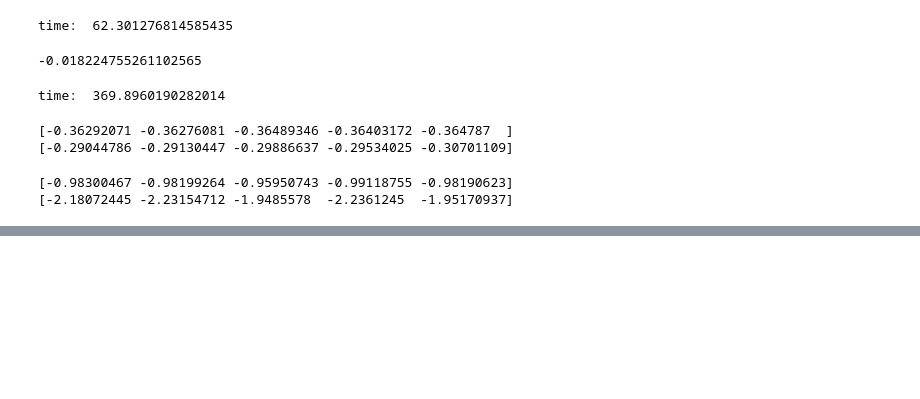
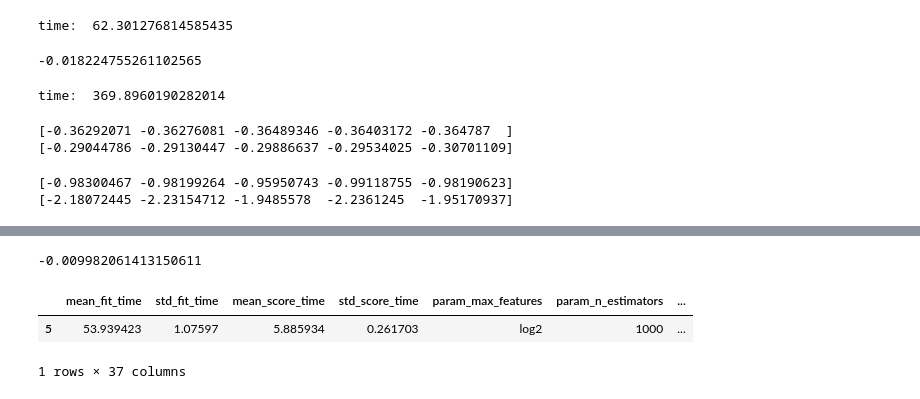
Before and after one commit to john-coletta/fall3orange3, a Jupyter notebook: machine-learning.ipynb, the cells around one changed output, grey strips where cells are left out. Saved outputs shown, nothing was run; the diff lists cells and outputs as text; code cells hidden in the pictures; blank space fills up the shorter version.

```diff
--- a/machine-learning.ipynb
+++ b/machine-learning.ipynb
@@ -208,0 +210,10 @@ base_score - (-1 * rand_df['mean_test_score'].max())
+# %%
+base_score - (-1 * rand_df['mean_test_neg_mean_absolute_error'].max())
+# %% [output]
+-0.009982061413150611
+# %%
+rand_df[rand_df['mean_test_neg_mean_absolute_error'] == rand_df['mean_test_neg_mean_absolute_error'].max()]
+# %% [output]
+|  | mean_fit_time | std_fit_time | mean_score_time | std_score_time | param_max_features | param_n_estimators | ... |
+| 5 | 53.939423 | 1.07597 | 5.885934 | 0.261703 | log2 | 1000 | ... |
+1 rows × 37 columns
```
Also changed, not shown: parts of 9 cells of this notebook.
